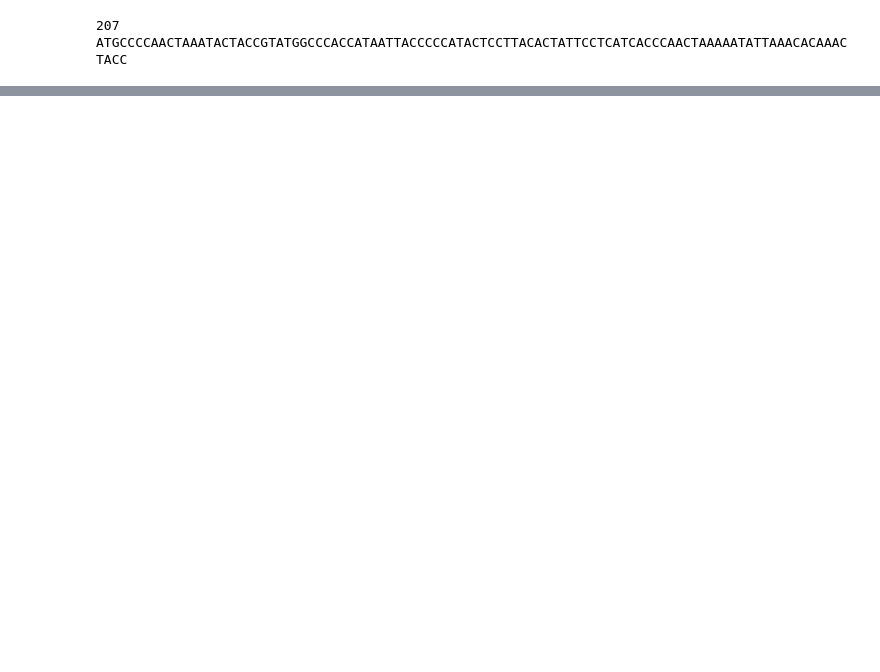
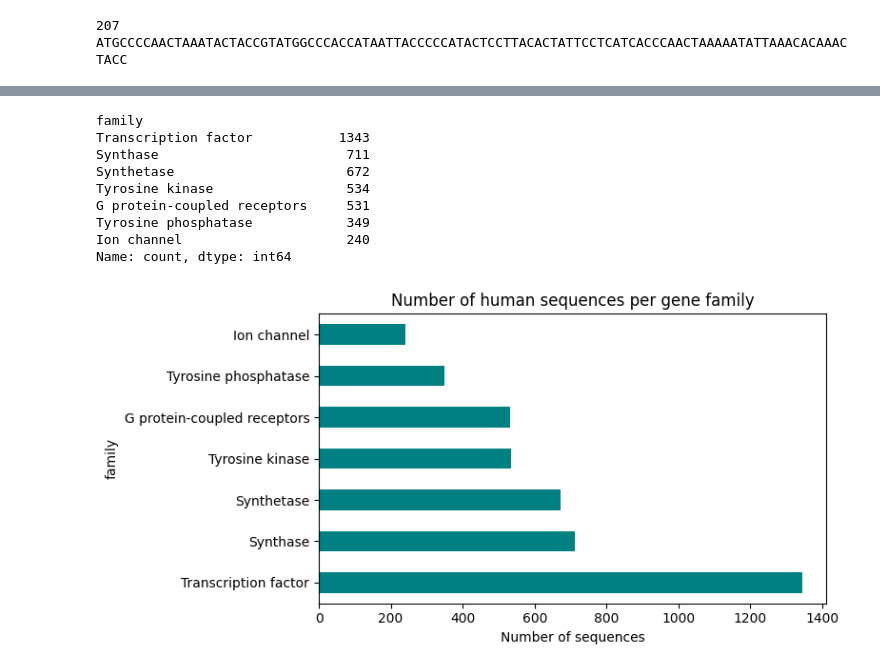
Before and after one commit to Kartikey-Paliwal/dna-gene-family-classifier, a Jupyter notebook: 01_exploration.ipynb, the cells around one changed output, grey strips where cells are left out. Cells and saved outputs as stored; diff of their text form; code cells hidden in the pictures; blank space fills up the shorter version.

```diff
--- a/01_exploration.ipynb
+++ b/01_exploration.ipynb
@@ -10,7 +3,14 @@ print(os.listdir("/content"))
 # %%
+import os
 import pandas as pd
+import kagglehub
 
-human = pd.read_table("human.txt")
+path = kagglehub.dataset_download("nageshsingh/dna-sequence-dataset")
+
+human = pd.read_table(os.path.join(path, "human.txt"))
+chimp = pd.read_table(os.path.join(path, "chimpanzee.txt"))
+dog   = pd.read_table(os.path.join(path, "dog.txt"))
+
 print(human.shape)
 print(human.head())
 # %% [output]
@@ -32,0 +35,13 @@ ATGCCCCAACTAAATACTACCGTATGGCCCACCATAATTACCCCCATACTCCTTACACTATTCCTCATCACCCAACTAAA
+# %%
+class_names = {
+    0: "G protein-coupled receptors",
+    1: "Tyrosine kinase",
+    2: "Tyrosine phosphatase",
+    3: "Synthetase",
+    4: "Synthase",
+    5: "Ion channel",
+    6: "Transcription factor"
+}
+
+human["family"] = human["class"].map(class_names)
+human.head()
@@ -32,0 +55,22 @@ ATGCCCCAACTAAATACTACCGTATGGCCCACCATAATTACCCCCATACTCCTTACACTATTCCTCATCACCCAACTAAA
+# %%
+import matplotlib.pyplot as plt
+
+counts = human["family"].value_counts()
+print(counts)
+
+counts.plot(kind="barh", figsize=(8, 4), color="teal")
+plt.title("Number of human sequences per gene family")
+plt.xlabel("Number of sequences")
+plt.tight_layout()
+plt.show()
+# %% [output]
+family
+Transcription factor           1343
+Synthase                        711
+Synthetase                      672
+Tyrosine kinase                 534
+G protein-coupled receptors     531
+Tyrosine phosphatase            349
+Ion channel                     240
+Name: count, dtype: int64
+[figure, added]
```
Also changed, not shown: parts of 10 cells of this notebook.
